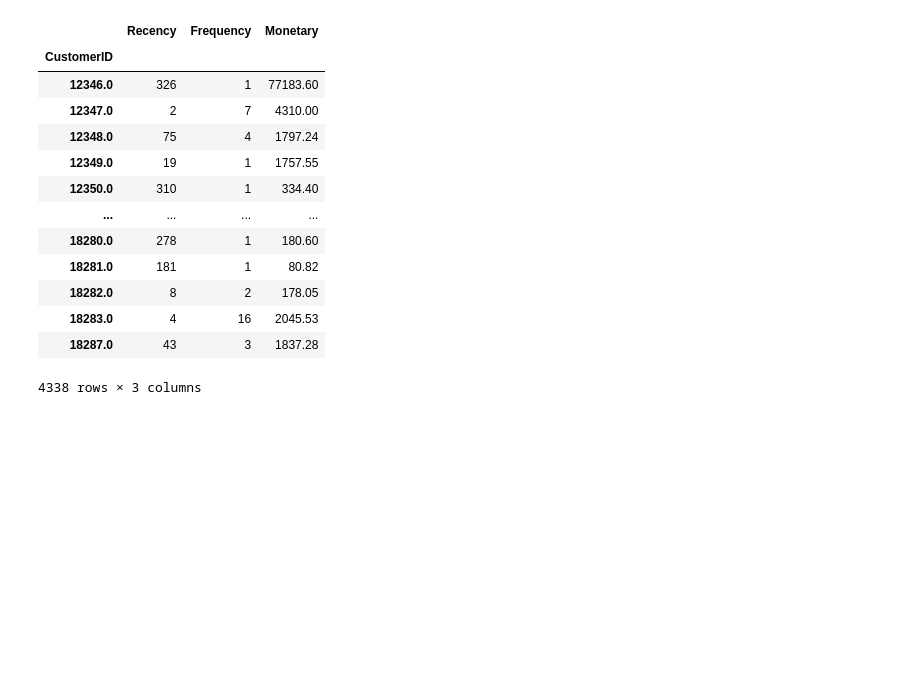
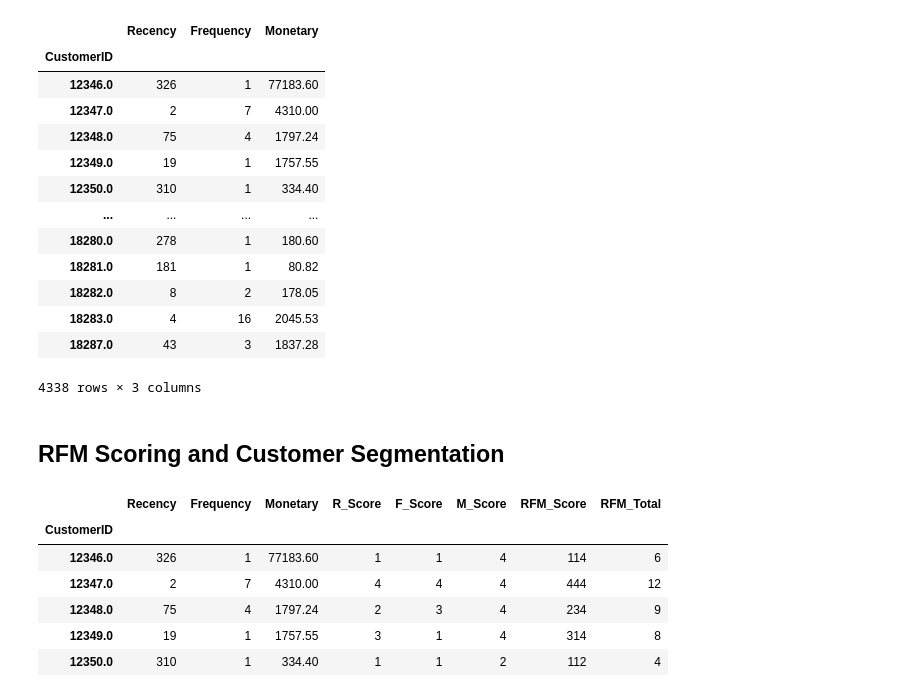
Before and after one commit to saiteja-sarvu/OnlineRetailAnalysis, a Jupyter notebook: notebooks/analysis.ipynb, the cells around one changed output. Drawn from its saved outputs; the diff is of its cells as text; code cells hidden in the pictures; blank space fills up the shorter version.

```diff
--- a/notebooks/analysis.ipynb
+++ b/notebooks/analysis.ipynb
@@ -198,3 +200,25 @@ rfm
 | 18283.0 | 4 | 16 | 2045.53 |
 | 18287.0 | 43 | 3 | 1837.28 |
 4338 rows × 3 columns
+# %% [markdown]
+## RFM Scoring and Customer Segmentation
+# %%
+r_labels = range(4, 0, -1)  # 4 = most recent (best), 1 = least recent
+f_labels = range(1, 5)      # 4 = most frequent (best)
+m_labels = range(1, 5)      # 4 = highest spend (best)
+
+rfm['R_Score'] = pd.qcut(rfm['Recency'], q=4, labels=r_labels).astype(int)
+rfm['F_Score'] = pd.qcut(rfm['Frequency'].rank(method='first'), q=4, labels=f_labels).astype(int)
+rfm['M_Score'] = pd.qcut(rfm['Monetary'], q=4, labels=m_labels).astype(int)
+
+rfm['RFM_Score'] = rfm['R_Score'].astype(str) + rfm['F_Score'].astype(str) + rfm['M_Score'].astype(str)
+rfm['RFM_Total'] = rfm[['R_Score', 'F_Score', 'M_Score']].sum(axis=1)
+rfm.head()
+# %% [output]
+|  | Recency | Frequency | Monetary | R_Score | F_Score | M_Score | RFM_Score | RFM_Total |
+| CustomerID |  |  |  |  |  |  |  |  |
+| 12346.0 | 326 | 1 | 77183.60 | 1 | 1 | 4 | 114 | 6 |
+| 12347.0 | 2 | 7 | 4310.00 | 4 | 4 | 4 | 444 | 12 |
+| 12348.0 | 75 | 4 | 1797.24 | 2 | 3 | 4 | 234 | 9 |
+| 12349.0 | 19 | 1 | 1757.55 | 3 | 1 | 4 | 314 | 8 |
+| 12350.0 | 310 | 1 | 334.40 | 1 | 1 | 2 | 112 | 4 |
```
Also changed, not shown: parts of 15 cells of this notebook, 4 other files.
